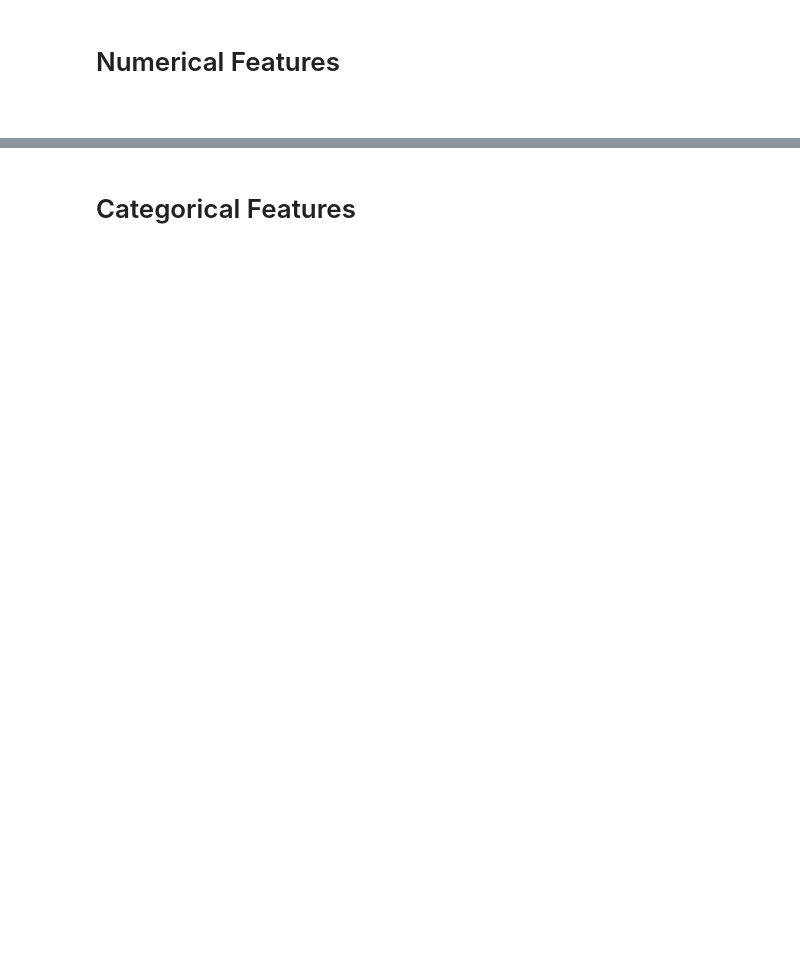
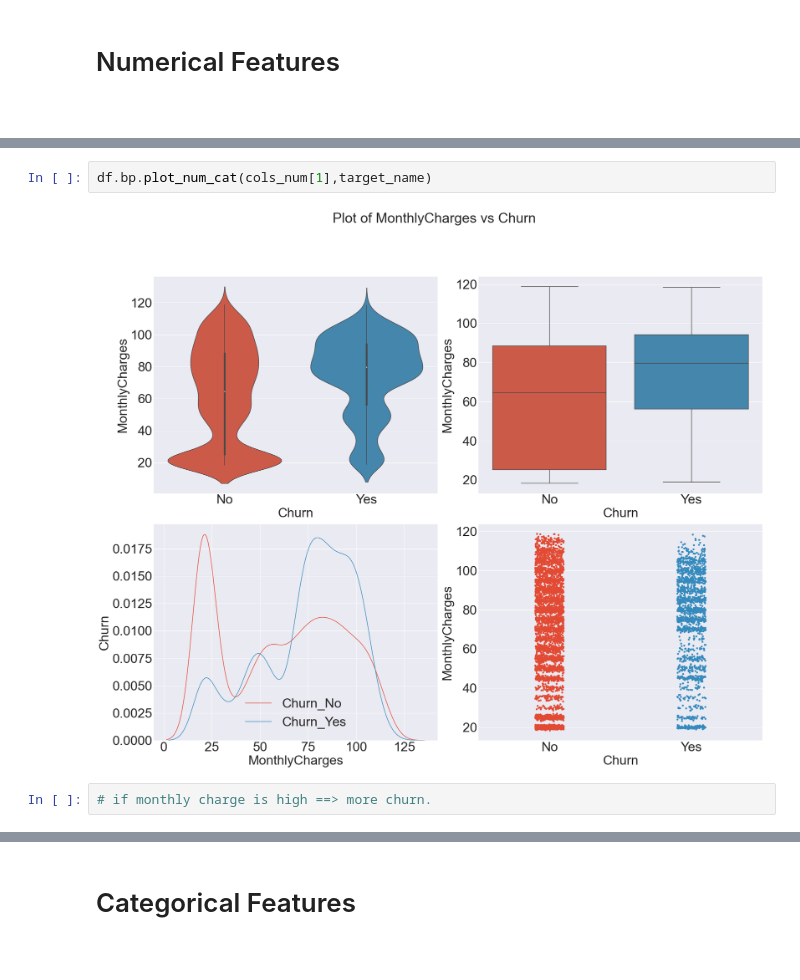
Before and after one commit to bhishanpdl/Project_Customer_Churn, a Jupyter notebook: notebooks/a01_churn_eda.ipynb, the cells around one changed output, grey strips where cells are left out. Drawn from its saved outputs; the diff is of its cells as text; blank space fills up the shorter version.

```diff
--- a/notebooks/a01_churn_eda.ipynb
+++ b/notebooks/a01_churn_eda.ipynb
@@ -261,0 +288,6 @@ df.bp.plot_cat(target_name,colors=['green','brown'])
+# %%
+df.bp.plot_num_cat(cols_num[1],target_name)
+# %% [output]
+[figure, added]
+# %%
+# if monthly charge is high ==> more churn.
```
Also changed, not shown: parts of 21 cells of this notebook, 20 other files.
